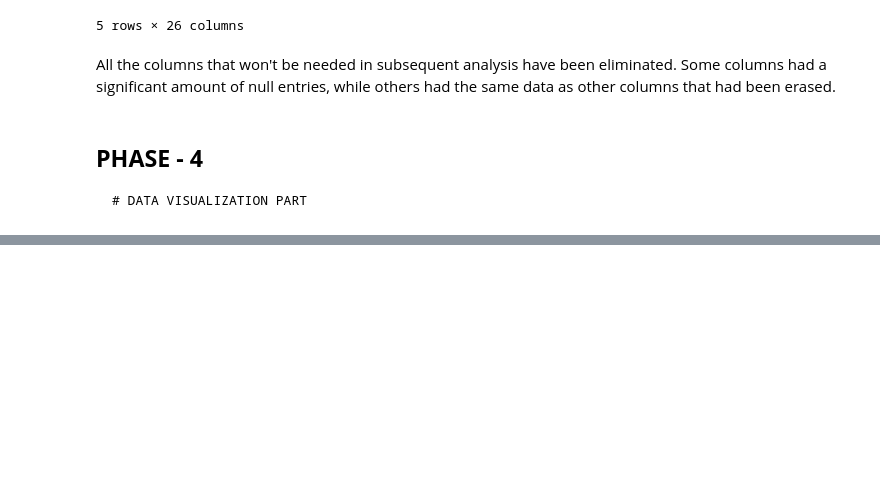
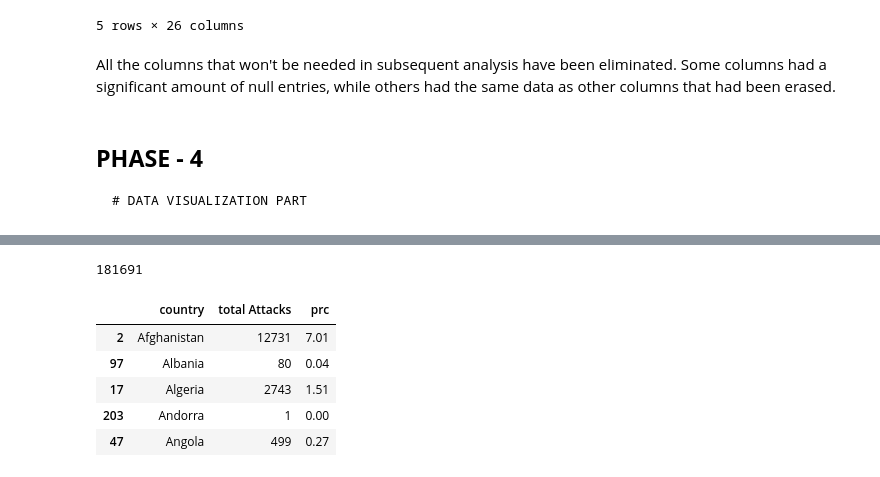
Before and after one commit to NEEL5252/Global-Data-Analysis, a Jupyter notebook: Analyzing_of_the_global_terrorism_dataset.ipynb, the cells around one changed output, grey strips where cells are left out. Drawn from its saved outputs; the diff is of its cells as text; code cells hidden in the pictures; blank space fills up the shorter version.

Commit message:
ANALYSIS 1. Attacks overall by areas 2. Total assaults for the year, whether they went up or down

```diff
--- a/Analyzing_of_the_global_terrorism_dataset.ipynb
+++ b/Analyzing_of_the_global_terrorism_dataset.ipynb
@@ -203,0 +229,3 @@ Some columns had a significant amount of null entries, while others had the same
+# %%
+# Update the column names, which is easy to read the table
+totalAttacks.rename(columns={'index':'country', 'country_txt':'total Attacks'}, inplace=True)
@@ -203,0 +241,21 @@ Some columns had a significant amount of null entries, while others had the same
+# %%
+# Count the total number of attacks around the world
+numberOfAttacks = totalAttacks['total Attacks'].sum()
+print(numberOfAttacks)
+# %% [output]
+181691
+# %%
+# Calculate the percentage (How many percent of the total number of attacks have occurred in any country?)
+totalAttacks['prc'] = totalAttacks['total Attacks'].apply(lambda x: round((x/numberOfAttacks) *100, 2))
+# %%
+# Sorting the Data
+totalAttacks.sort_values(by='country', inplace=True)
+# %%
+totalAttacks.head()
+# %% [output]
+|  | country | total Attacks | prc |
+| 2 | Afghanistan | 12731 | 7.01 |
+| 97 | Albania | 80 | 0.04 |
+| 17 | Algeria | 2743 | 1.51 |
+| 203 | Andorra | 1 | 0.00 |
+| 47 | Angola | 499 | 0.27 |
```
Also changed, not shown: parts of 16 cells of this notebook.
